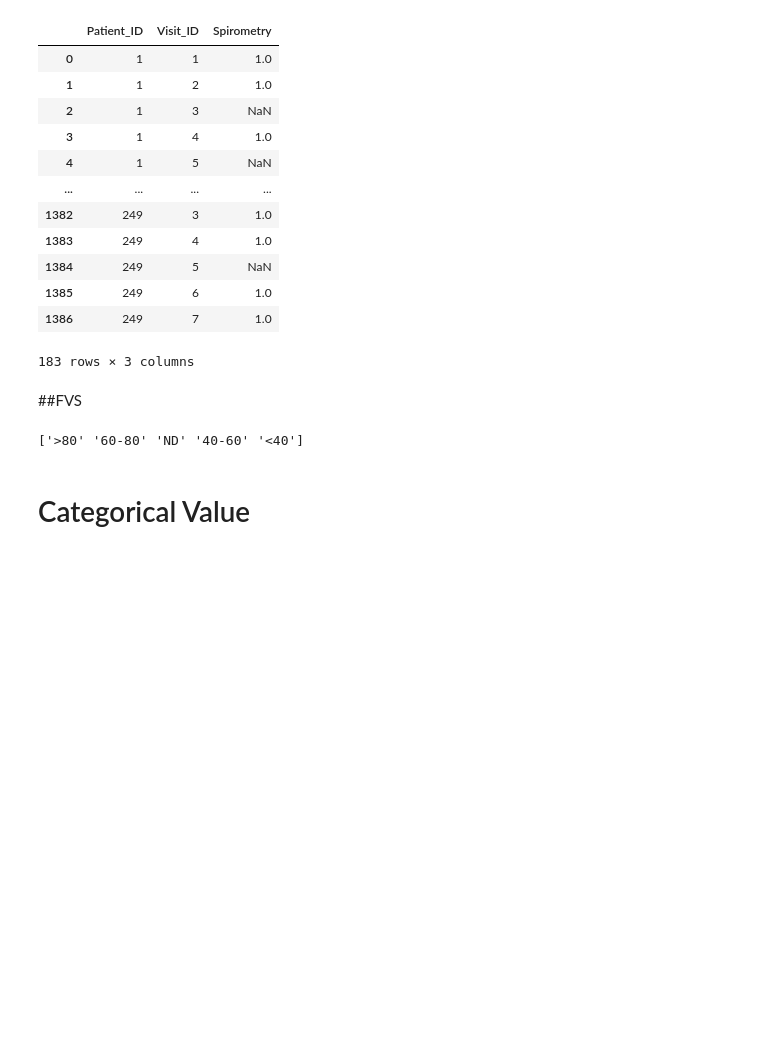
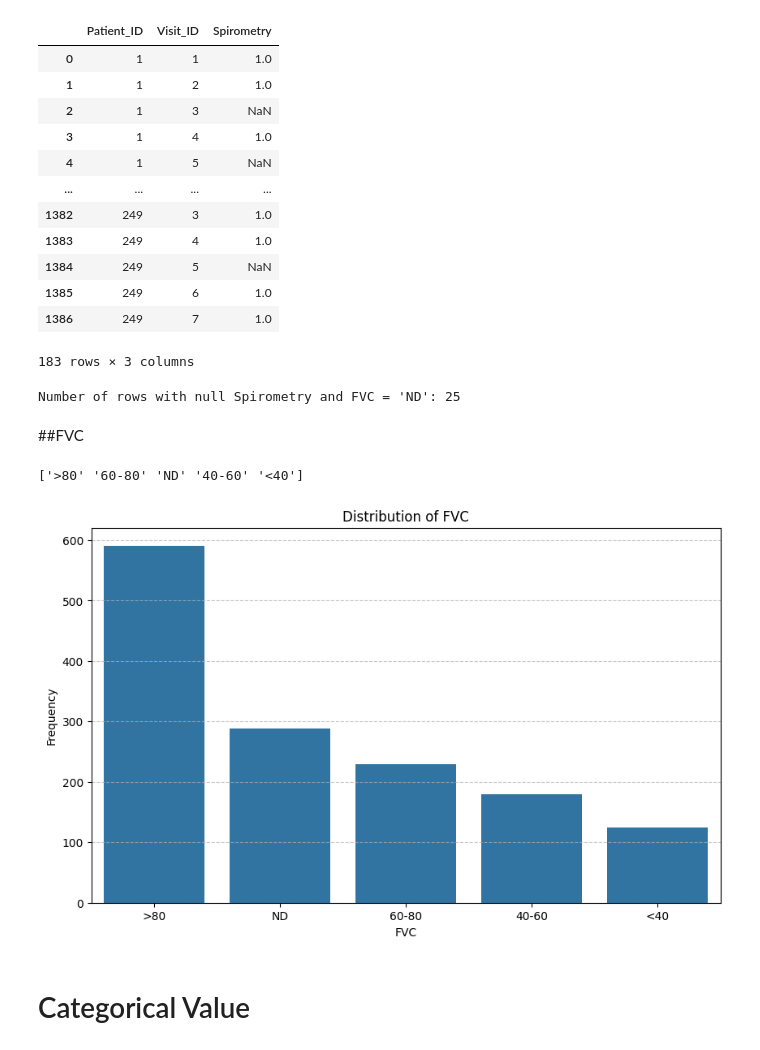
Before and after one commit to FaridRash/Advance-Statistical-Learnin--Semester-3, a Jupyter notebook: MH/Mh_AD_Data_understanding.ipynb, the cells around one changed output. Drawn from its saved outputs; the diff is of its cells as text; code cells hidden in the pictures; blank space fills up the shorter version.

```diff
--- a/MH/Mh_AD_Data_understanding.ipynb
+++ b/MH/Mh_AD_Data_understanding.ipynb
@@ -264,13 +264,35 @@ display(rows_with_null_spirometry)
 | 1385 | 249 | 6 | 1.0 |
 | 1386 | 249 | 7 | 1.0 |
 183 rows × 3 columns
+# %%
+# Filter the DataFrame for rows where 'Spirometry' is null and 'FVC' is 'ND'
+filtered_df = df[df['Spirometry'].isnull() & (df['FVC'] == 'ND')]
+
+# Count the number of rows in the filtered DataFrame
+count_null_spirometry_nd_fvc = filtered_df.shape[0]
+
+# Display the count
+print(f"Number of rows with null Spirometry and FVC = 'ND': {count_null_spirometry_nd_fvc}")
+# %% [output]
+Number of rows with null Spirometry and FVC = 'ND': 25
 # %% [markdown]
-##FVS
+##FVC
 # %%
 # Print the unique values in the 'FVC' column
 print(df['FVC'].unique())
 # %% [output]
 ['>80' '60-80' 'ND' '40-60' '<40']
+# %%
+# Create a bar plot for FVC
+plt.figure(figsize=(10, 6))
+sns.countplot(data=df, x='FVC', order=df['FVC'].value_counts().index)
+plt.title('Distribution of FVC')
+plt.xlabel('FVC')
+plt.ylabel('Frequency')
+plt.grid(axis='y', linestyle='--', alpha=0.7)
+plt.show()
+# %% [output]
+[figure, added]
 # %% [markdown]
 # Categorical Value
 # %% [markdown]
```
